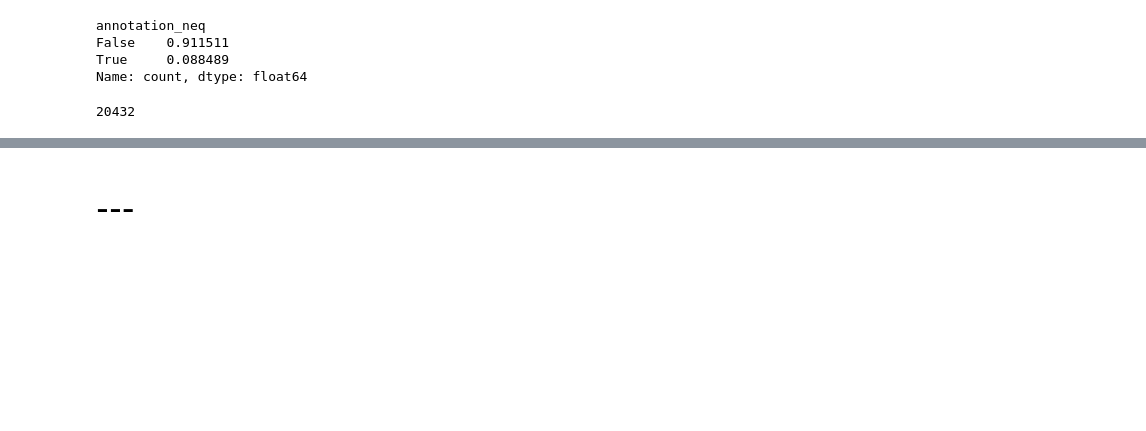
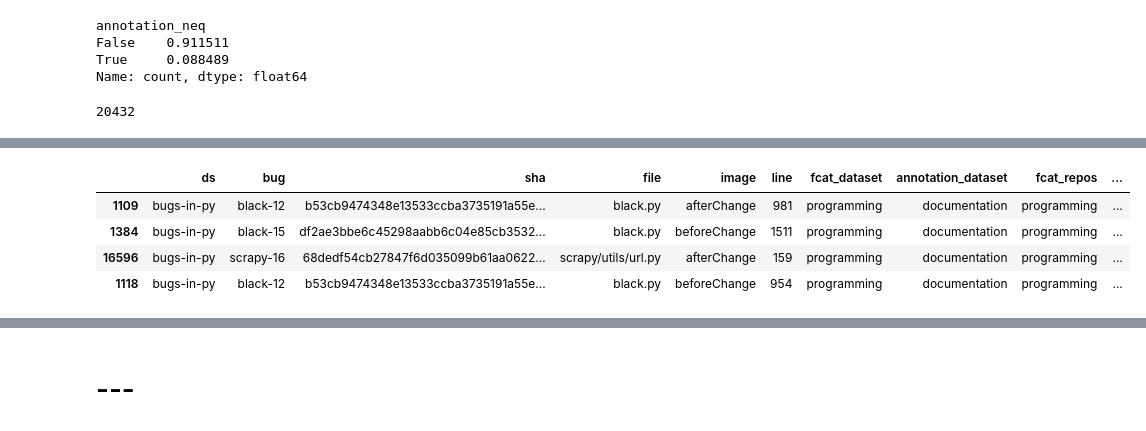
Before and after one commit to ncusi/PatchScope, a Jupyter notebook: notebooks/experiments/01-compare_annotations.ipynb, the cells around one changed output, grey strips where cells are left out. Drawn from its saved outputs; the diff is of its cells as text; code cells hidden in the pictures; blank space fills up the shorter version.

```diff
--- a/notebooks/experiments/01-compare_annotations.ipynb
+++ b/notebooks/experiments/01-compare_annotations.ipynb
@@ -2706,0 +2926,11 @@ merge_sel_consensus.shape[0]
+# %%
+hapy_bip_dataset_vs_from_repos_merge_inner[
+    (hapy_bip_dataset_vs_from_repos_merge_inner['annotation_dataset'] == 'documentation') &
+    (hapy_bip_dataset_vs_from_repos_merge_inner['annotation_repos'] == 'bug(fix)')
+].sample(4)
+# %% [output]
+|  | ds | bug | sha | file | image | line | fcat_dataset | annotation_dataset | fcat_repos | ... |
+| 1109 | bugs-in-py | black-12 | b53cb9474348e13533ccba3735191a55e... | black.py | afterChange | 981 | programming | documentation | programming | ... |
+| 1384 | bugs-in-py | black-15 | df2ae3bbe6c45298aabb6c04e85cb3532... | black.py | beforeChange | 1511 | programming | documentation | programming | ... |
+| 16596 | bugs-in-py | scrapy-16 | 68dedf54cb27847f6d035099b61aa0622... | scrapy/utils/url.py | afterChange | 159 | programming | documentation | programming | ... |
+| 1118 | bugs-in-py | black-12 | b53cb9474348e13533ccba3735191a55e... | black.py | beforeChange | 954 | programming | documentation | programming | ... |
```
Also changed, not shown: parts of 23 cells of this notebook.
